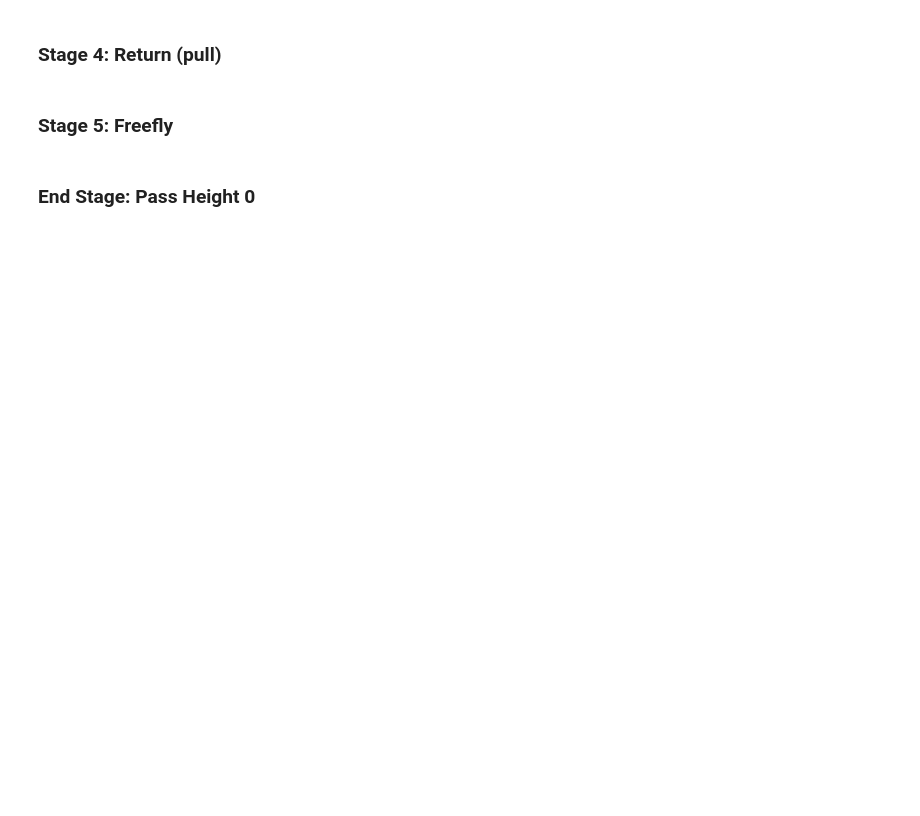
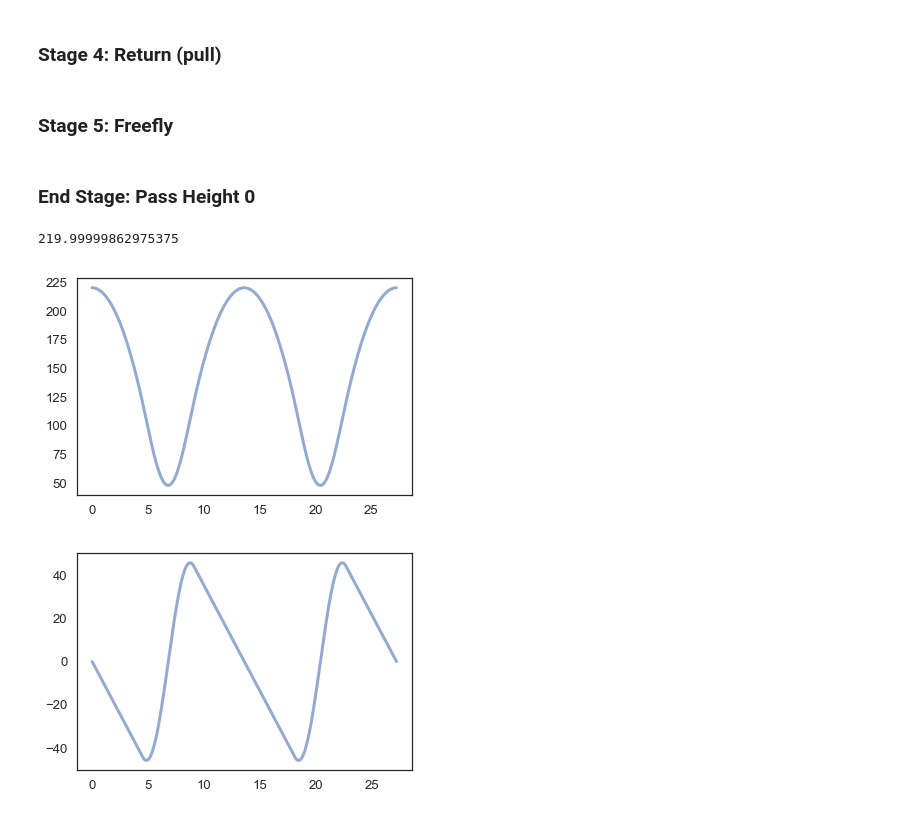
Before and after one commit to nightengail/Modsim-Project-3, a Jupyter notebook: Bungee Jumping Drop_ Modsim Project 3.ipynb, the cells around one changed output. Saved outputs shown, nothing was run; the diff lists cells and outputs as text; code cells hidden in the pictures; blank space fills up the shorter version.

```diff
--- a/Bungee Jumping Drop_ Modsim Project 3.ipynb
+++ b/Bungee Jumping Drop_ Modsim Project 3.ipynb
@@ -205,5 +241,54 @@ height = final_height_of_freefall + v*dt
 ### Stage 4: Return (pull)
 # %% [markdown]
 ### Stage 5: Freefly
+# %%
+def free_fly_event(state,t,system):
+    unpack(system)
+    h, v = state
+    return v
+# %%
+def free_fly(sys):
+    unpack(sys)
+    system = System(sys, total_mass = sys.mass_human + sys.mass_object)
+    free_fly_results, details = run_ode_solver(system, slope_stage_14, events = free_fly_event, max_step = dt)
+
+    h_final = get_last_value(free_fly_results.h) * m
+#     plot_height(free_fly_results.h)
+    v_final = get_last_value(free_fly_results.v) * m/s
+#     plt.figure()
+#     plot_velocity(free_fly_results.v)
+    free_fly_state = State(h = h_final, v = v_final)
+
+    t_final = get_last_label(free_fly_results) * s
+
+    system = System(system, init = free_fly_state, t_0 = t_final)
+
+    return system, free_fly_results
 # %% [markdown]
 ### End Stage: Pass Height 0
+# %%
+system = make_system(params)
+free_fall_system, free_fall_results= free_fall(system)
+stretch_system, stretch_results = stretch(free_fall_system)
+return_system, return_results = bungee_return(stretch_system)
+free_fly_system, free_fly_results= free_fly(return_system)
+free_fall_system2, free_fall_results2= free_fall(free_fly_system)
+stretch_system2, stretch_results2 = stretch(free_fall_system2)
+return_system2, return_results2 = bungee_return(stretch_system2)
+free_fly_system2, free_fly_results2= free_fly(return_system2)
+# %%
+frames = [free_fall_results, stretch_results, return_results, free_fly_results,
+          free_fall_results2, stretch_results2, return_results2, free_fly_results2]
+
+result = pd.concat(frames)
+
+plot(result.h)
+
+plt.figure()
+plot(result.v)
+
+print(get_last_value(result.h))
+# %% [output]
+219.99999862975375
+[figure, added]
+[figure, added]
```
Also changed, not shown: parts of 16 cells of this notebook.
